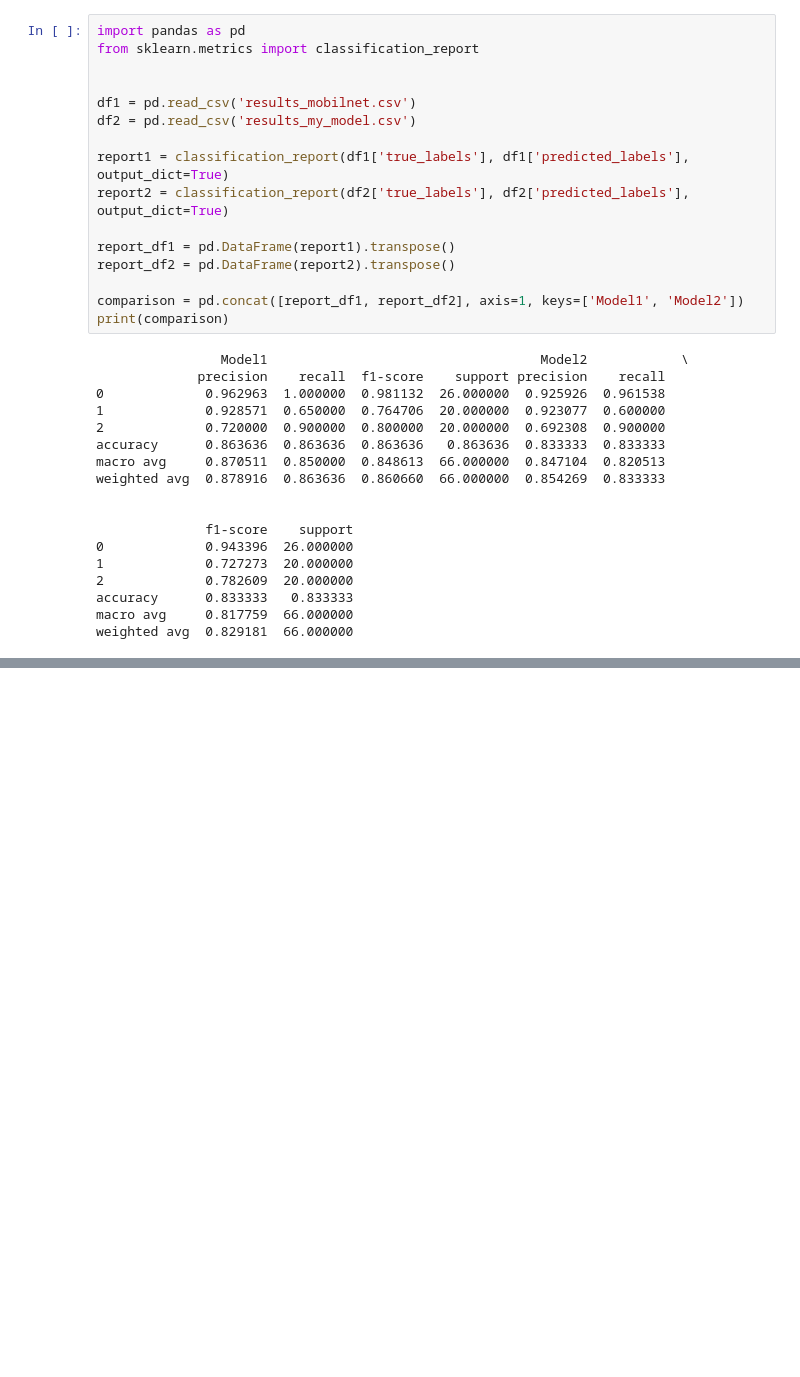
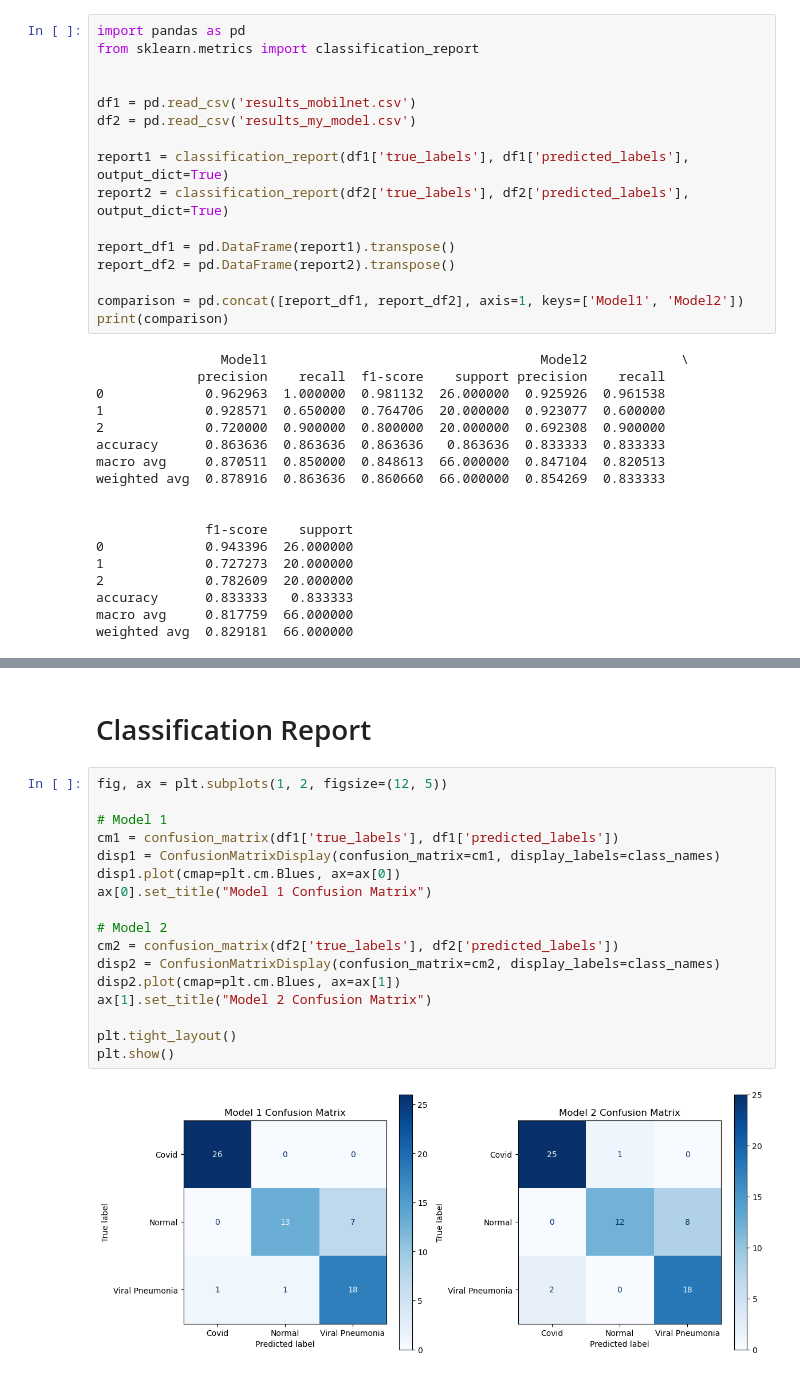
Before and after one commit to IhorKrain/CNN-Model-covid-19, a Jupyter notebook: Models Comparison/Comparison.ipynb, the cells around one changed output, grey strips where cells are left out. Drawn from its saved outputs; the diff is of its cells as text; blank space fills up the shorter version.

```diff
--- a/Models Comparison/Comparison.ipynb
+++ b/Models Comparison/Comparison.ipynb
@@ -34,0 +128,21 @@ weighted avg  0.829181  66.000000
+# %% [markdown]
+# Classification Report
+# %%
+fig, ax = plt.subplots(1, 2, figsize=(12, 5))
+
+# Model 1
+cm1 = confusion_matrix(df1['true_labels'], df1['predicted_labels'])
+disp1 = ConfusionMatrixDisplay(confusion_matrix=cm1, display_labels=class_names)
+disp1.plot(cmap=plt.cm.Blues, ax=ax[0])
+ax[0].set_title("Model 1 Confusion Matrix")
+
+# Model 2
+cm2 = confusion_matrix(df2['true_labels'], df2['predicted_labels'])
+disp2 = ConfusionMatrixDisplay(confusion_matrix=cm2, display_labels=class_names)
+disp2.plot(cmap=plt.cm.Blues, ax=ax[1])
+ax[1].set_title("Model 2 Confusion Matrix")
+
+plt.tight_layout()
+plt.show()
+# %% [output]
+[figure, added]
```
Also changed, not shown: parts of 9 cells of this notebook, 2 other files.
